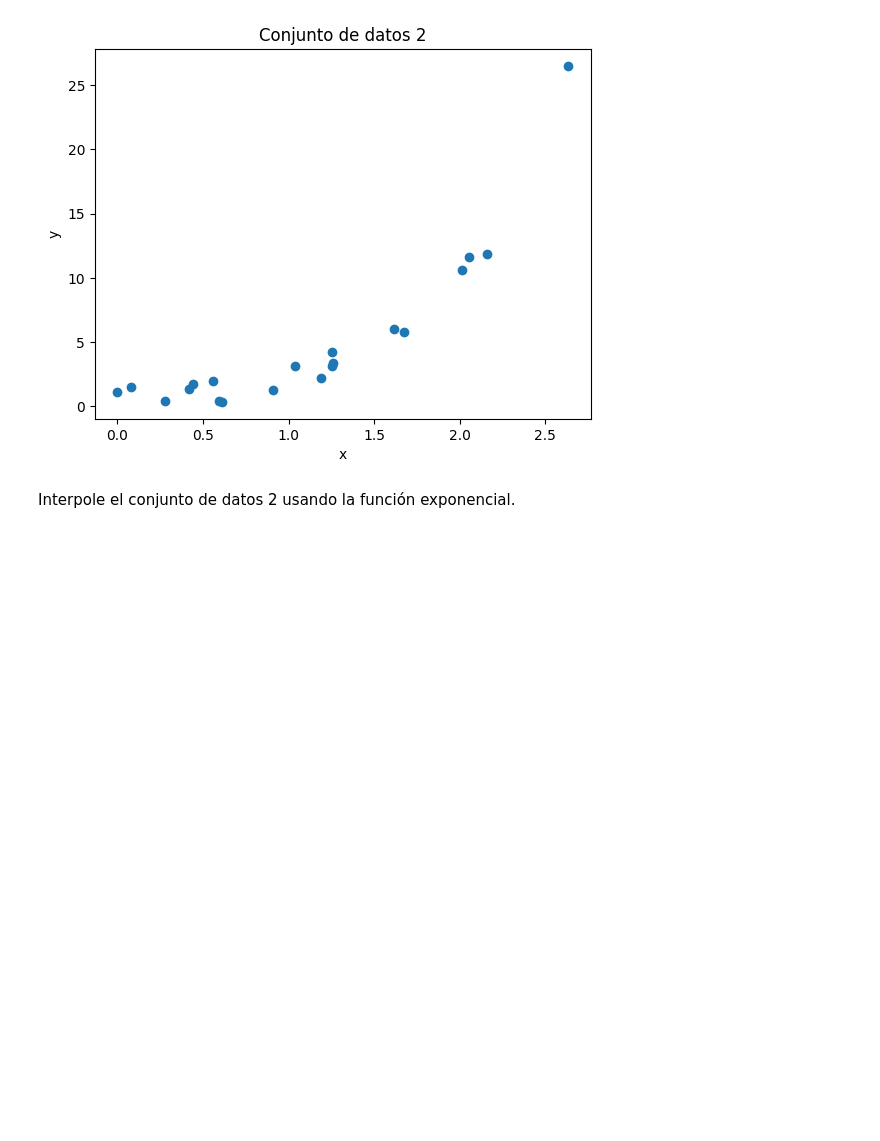
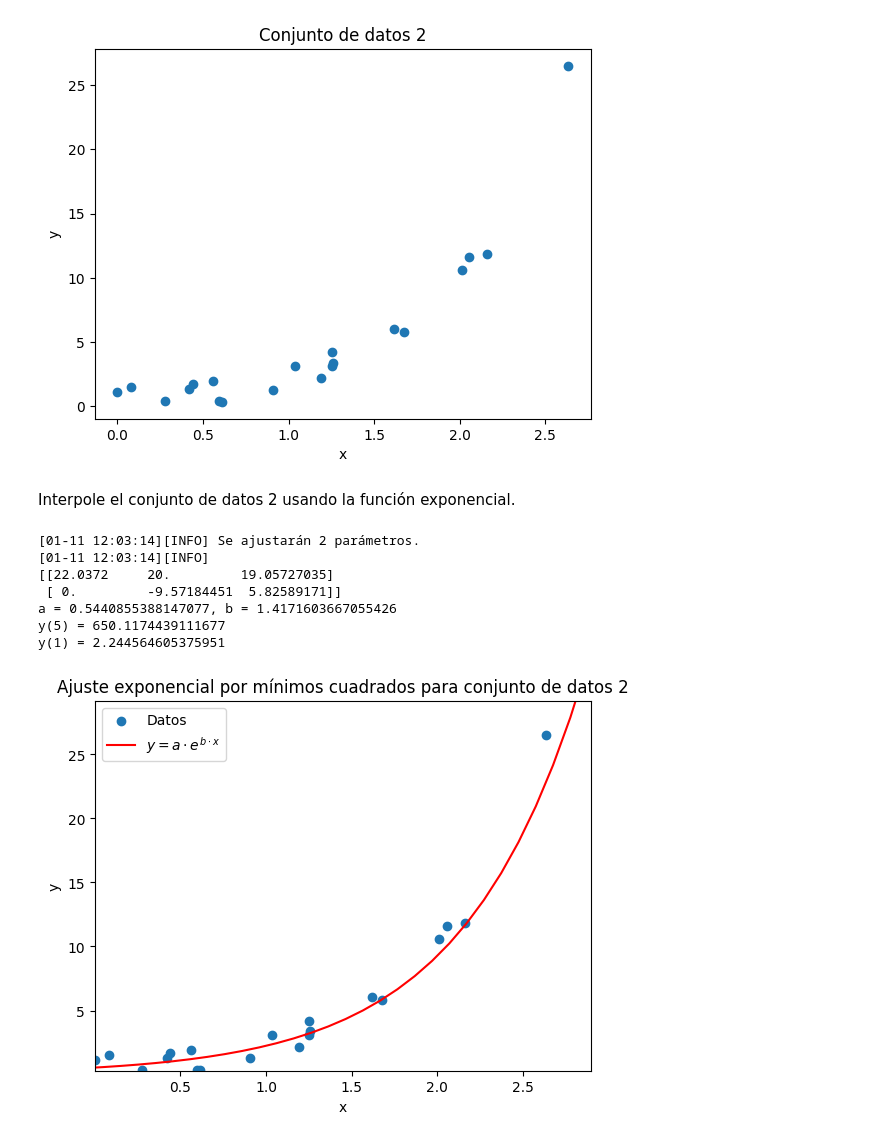
Before and after one commit to Riamu360/Pregunta2_PruebaIIB_LiamZ, a Jupyter notebook: min_cuadrados.ipynb, the cells around one changed output. Cells and saved outputs as stored; diff of their text form; code cells hidden in the pictures; blank space fills up the shorter version.

```diff
--- a/min_cuadrados.ipynb
+++ b/min_cuadrados.ipynb
@@ -234,3 +358,46 @@ plt.show()
 [figure]
 # %% [markdown]
 Interpole el conjunto de datos 2 usando la función exponencial.
+# %%
+import numpy as np
+
+import matplotlib.pyplot as plt
+
+# Transformar ys2 para la regresión lineal
+log_ys2 = np.log(ys2)
+
+# Ajustar los datos transformados usando mínimos cuadrados
+pars_exp = ajustar_min_cuadrados(xs2, log_ys2, gradiente=[der_parcial_0, der_parcial_1])
+
+# Obtener los coeficientes de la función exponencial
+b_exp, log_a_exp = pars_exp
+a_exp = np.exp(log_a_exp)
+
+# Generar los valores de y usando la función exponencial
+y_exp = [a_exp * np.exp(b_exp * xi) for xi in x]
+
+print(f"a = {a_exp}, b = {b_exp}")
+y_5 = a_exp * np.exp(b_exp * 5)
+y_1 = a_exp * np.exp(b_exp * 1)
+print(f"y(5) = {y_5}")
+print(f"y(1) = {y_1}")
+
+# Graficar los datos y la función exponencial ajustada
+plt.scatter(xs2, ys2, label="Datos")
+plt.ylim(min(ys2) * 0.9, max(ys2) * 1.1)
+plt.xlim(min(xs2) * 0.9, max(xs2) * 1.1)
+plt.plot(x, y_exp, color="red", label=r"$ y = a \cdot e^{b \cdot x} $")
+plt.xlabel("x")
+plt.ylabel("y")
+plt.title("Ajuste exponencial por mínimos cuadrados para conjunto de datos 2")
+plt.legend()
+plt.show()
+# %% [output]
+[01-11 12:03:14][INFO] Se ajustarán 2 parámetros.
+[01-11 12:03:14][INFO]
+[[22.0372     20.         19.05727035]
+ [ 0.         -9.57184451  5.82589171]]
+a = 0.5440855388147077, b = 1.4171603667055426
+y(5) = 650.1174439111677
+y(1) = 2.244564605375951
+[figure, added]
```
Also changed, not shown: parts of 3 cells of this notebook.
